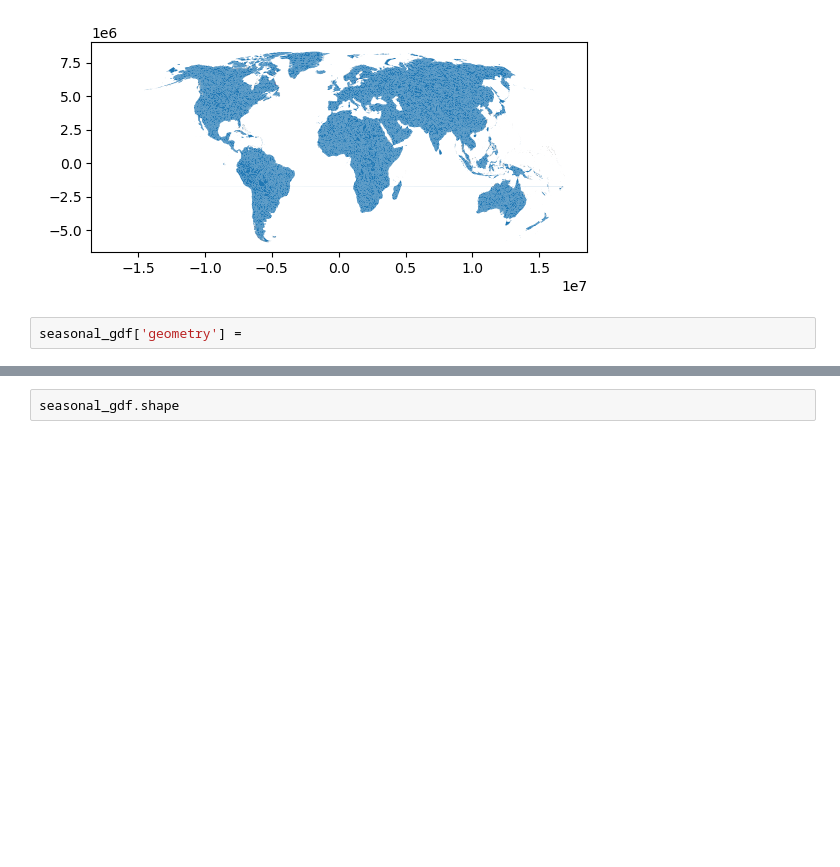
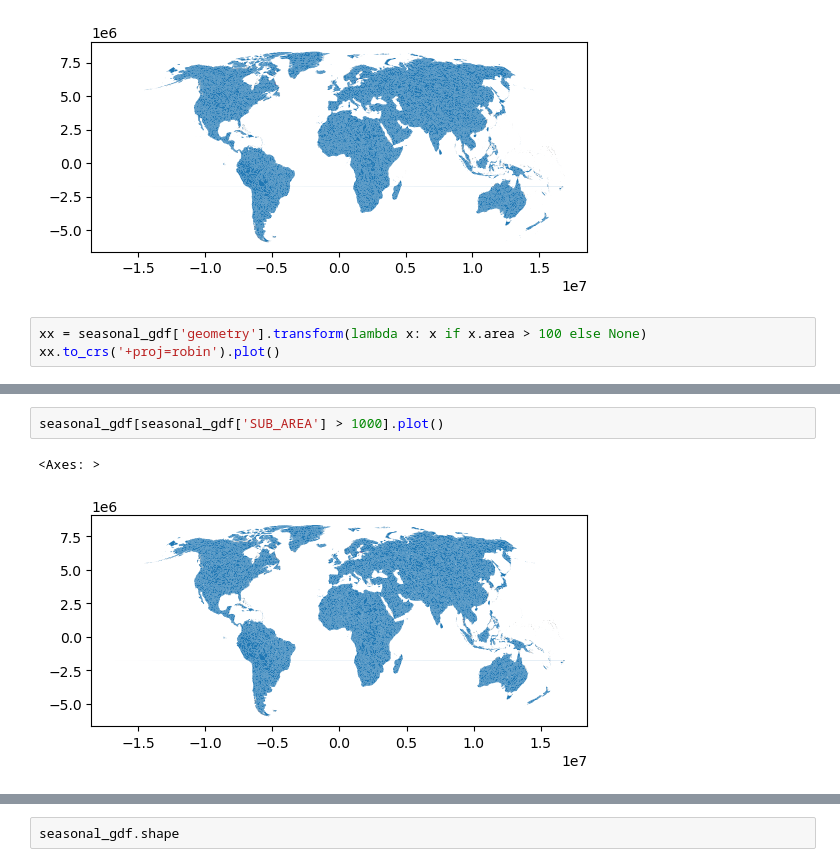
Before and after one commit to puzhao8/SDG661-Fresh-Water, a Jupyter notebook: testbed.ipynb, the cells around one changed output, grey strips where cells are left out. Drawn from its saved outputs; the diff is of its cells as text; blank space fills up the shorter version.

```diff
--- a/testbed.ipynb
+++ b/testbed.ipynb
@@ -817,4 +817,5 @@ seasonal_gdf.plot()
 <Axes: >
 [figure]
 # %%
-seasonal_gdf['geometry'] =
+xx = seasonal_gdf['geometry'].transform(lambda x: x if x.area > 100 else None)
+xx.to_crs('+proj=robin').plot()
@@ -821 +825,6 @@ seasonal_gdf['geometry'] =
+# %%
+seasonal_gdf[seasonal_gdf['SUB_AREA'] > 1000].plot()
+# %% [output]
+<Axes: >
+[figure, added]
 # %%
```
Also changed, not shown: parts of 12 cells of this notebook, 39 other files.
